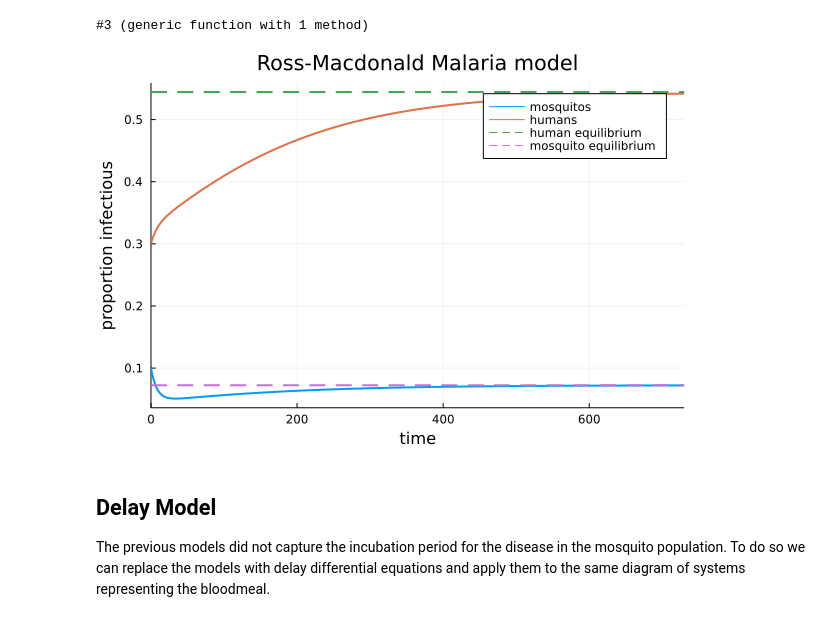
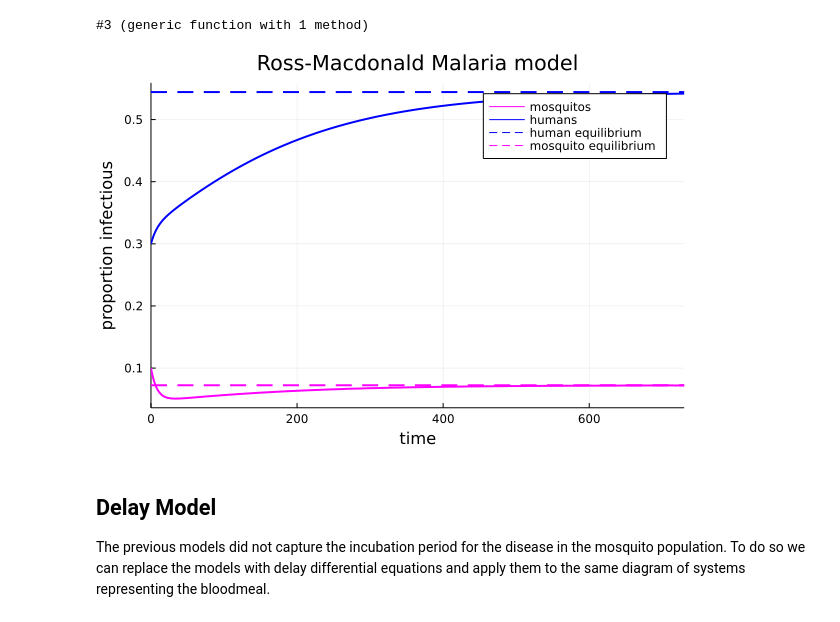
Before and after one commit to AlgebraicJulia/AlgebraicDynamics.jl, a Jupyter notebook: dev/examples/Ross-Macdonald.ipynb, the cells around one changed output. Saved outputs shown, nothing was run; the diff lists cells and outputs as text; code cells hidden in the pictures.

```diff
--- a/dev/examples/Ross-Macdonald.ipynb
+++ b/dev/examples/Ross-Macdonald.ipynb
@@ -108,20 +108,21 @@ sol = solve(prob, Tsit5());
 # %%
 plot(sol, malaria_model,
     lw=2, title = "Ross-Macdonald Malaria model",
-    xlabel = "time", ylabel = "proportion infectious"
+    xlabel = "time", ylabel = "proportion infectious",
+    color = ["magenta" "blue"]
 )
 
 # Plot the equilibrium behavior as well
 a, b, c, g, n, r, m = params
 R0 = (m*a^2*b*c*exp(-g*n))/(r*g)
 X̄ = (R0 - 1)/(R0 + (a*c)/g)
 Z̄ = (a*c*X̄)/(g + a*c*X̄)*exp(-g*n)
 
 N = length(sol)
-plot!(sol.t, fill(X̄, N), label = "human equilibrium", ls = :dash, lw = 2)
-plot!(sol.t, fill(Z̄, N), label = "mosquito equilibrium", ls = :dash, lw = 2)
+plot!(sol.t, fill(X̄, N), label = "human equilibrium", ls = :dash, lw = 2, color = "blue")
+plot!(sol.t, fill(Z̄, N), label = "mosquito equilibrium", ls = :dash, lw = 2, color = "magenta")
 # %% [output]
-[figure, old version]
+[figure, new version]
 # %% [markdown]
 ## Delay Model
 The previous models did not capture the incubation period for the disease in the
```
Also changed, not shown: parts of 1 cell of this notebook, 14 other files.
